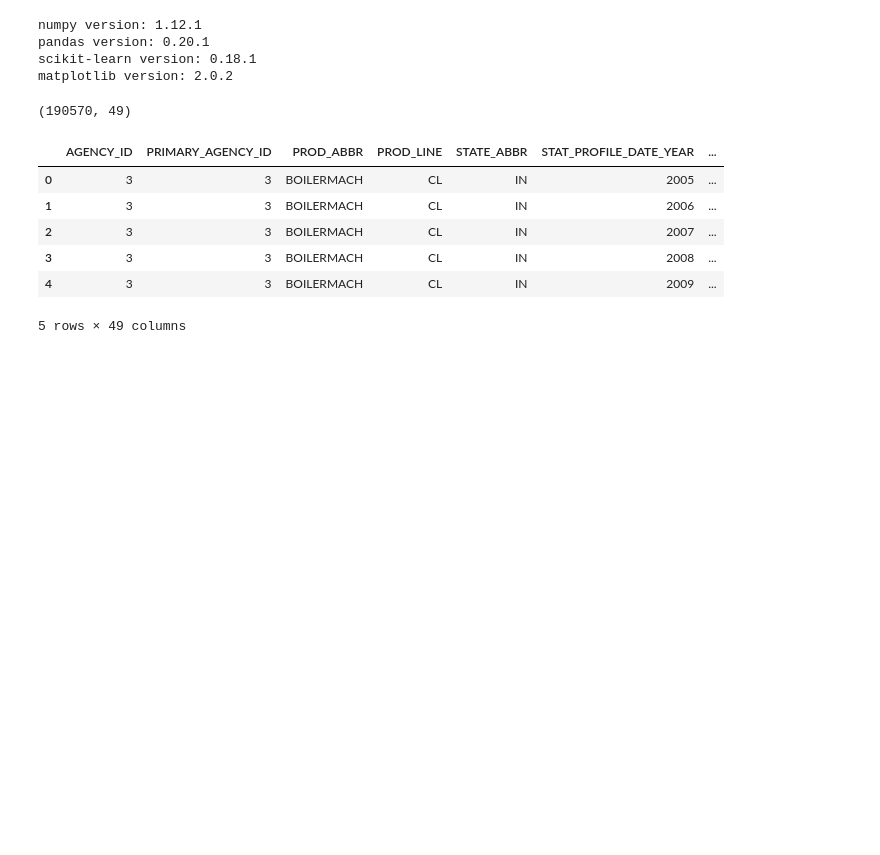
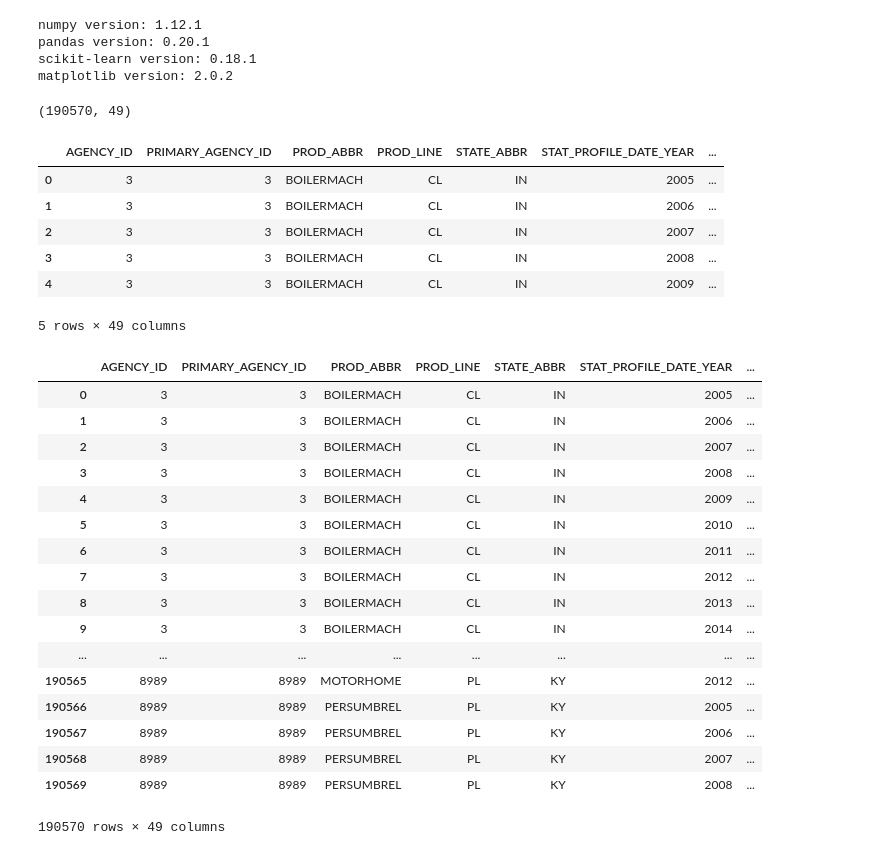
Before and after one commit to MKet/ADS3_Project, a Jupyter notebook: Proftaak.ipynb, the cells around one changed output. Cells and saved outputs as stored; diff of their text form; code cells hidden in the pictures; blank space fills up the shorter version.

Commit message:
replace missing primary_agency_id with agency_id

```diff
--- a/Proftaak.ipynb
+++ b/Proftaak.ipynb
@@ -17,7 +17,7 @@ pandas version: 0.20.1
 scikit-learn version: 0.18.1
 matplotlib version: 2.0.2
 # %%
-datafolder = ''
+datafolder = 'data/'
 filename = 'dataset_informa.csv'
 df = pd.read_csv(datafolder + filename, sep=',', low_memory=False, encoding = 'ISO-8859-1')
 print(df.shape)
@@ -31,3 +31,28 @@ df.head()
 | 3 | 3 | 3 | BOILERMACH | CL | IN | 2008 | ... |
 | 4 | 3 | 3 | BOILERMACH | CL | IN | 2009 | ... |
 5 rows × 49 columns
+# %%
+# Primary_Agency_ID: When this column data is missing/99999 we are going to replace it with the Agency_ID.
+# We can not find any way to associate a primary agency with the agency in question so will replace it with its ID.
+df['PRIMARY_AGENCY_ID'] = np.where(df['PRIMARY_AGENCY_ID'] == 0, df['PRIMARY_AGENCY_ID'], df['AGENCY_ID'])
+
+df
+# %% [output]
+|  | AGENCY_ID | PRIMARY_AGENCY_ID | PROD_ABBR | PROD_LINE | STATE_ABBR | STAT_PROFILE_DATE_YEAR | ... |
+| 0 | 3 | 3 | BOILERMACH | CL | IN | 2005 | ... |
+| 1 | 3 | 3 | BOILERMACH | CL | IN | 2006 | ... |
+| 2 | 3 | 3 | BOILERMACH | CL | IN | 2007 | ... |
+| 3 | 3 | 3 | BOILERMACH | CL | IN | 2008 | ... |
+| 4 | 3 | 3 | BOILERMACH | CL | IN | 2009 | ... |
+| 5 | 3 | 3 | BOILERMACH | CL | IN | 2010 | ... |
+| 6 | 3 | 3 | BOILERMACH | CL | IN | 2011 | ... |
+| 7 | 3 | 3 | BOILERMACH | CL | IN | 2012 | ... |
+| 8 | 3 | 3 | BOILERMACH | CL | IN | 2013 | ... |
+| 9 | 3 | 3 | BOILERMACH | CL | IN | 2014 | ... |
+| ... | ... | ... | ... | ... | ... | ... | ... |
+| 190565 | 8989 | 8989 | MOTORHOME | PL | KY | 2012 | ... |
+| 190566 | 8989 | 8989 | PERSUMBREL | PL | KY | 2005 | ... |
+| 190567 | 8989 | 8989 | PERSUMBREL | PL | KY | 2006 | ... |
+| 190568 | 8989 | 8989 | PERSUMBREL | PL | KY | 2007 | ... |
+| 190569 | 8989 | 8989 | PERSUMBREL | PL | KY | 2008 | ... |
+190570 rows × 49 columns
```
